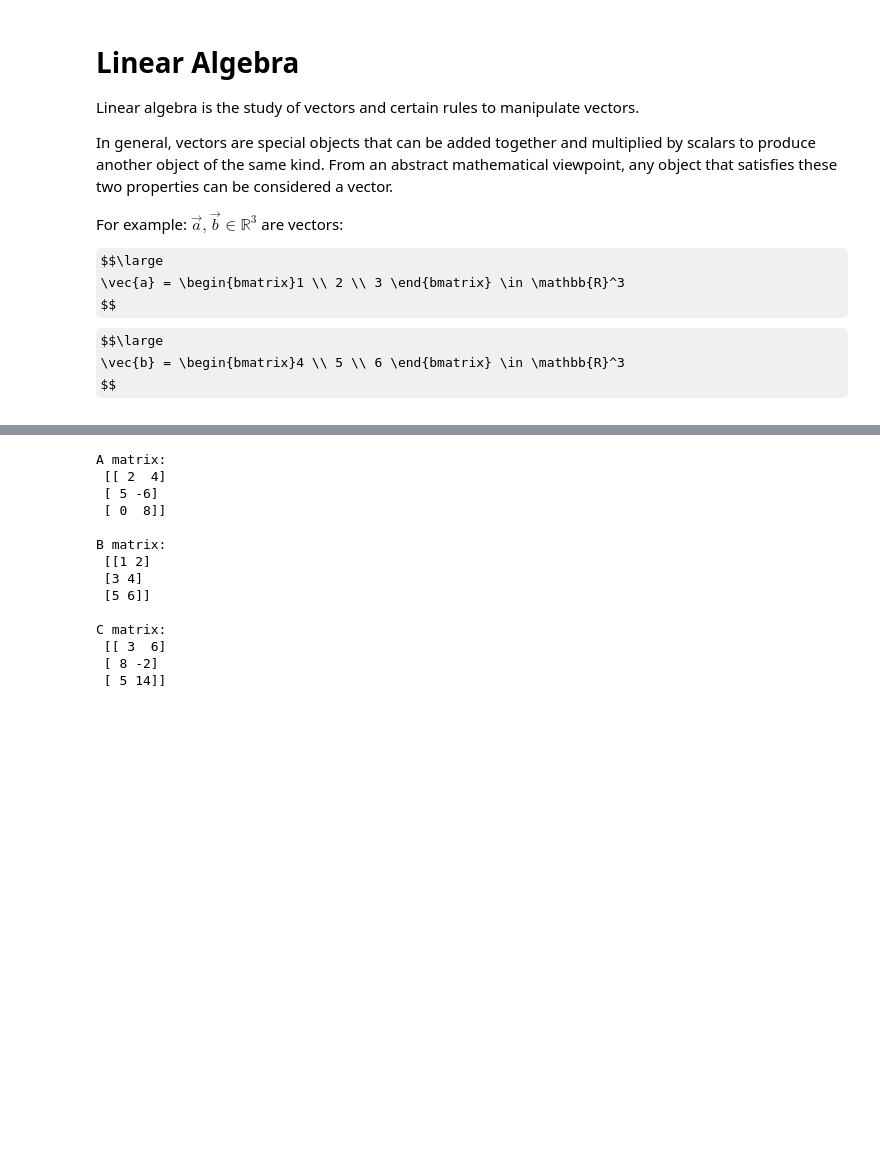
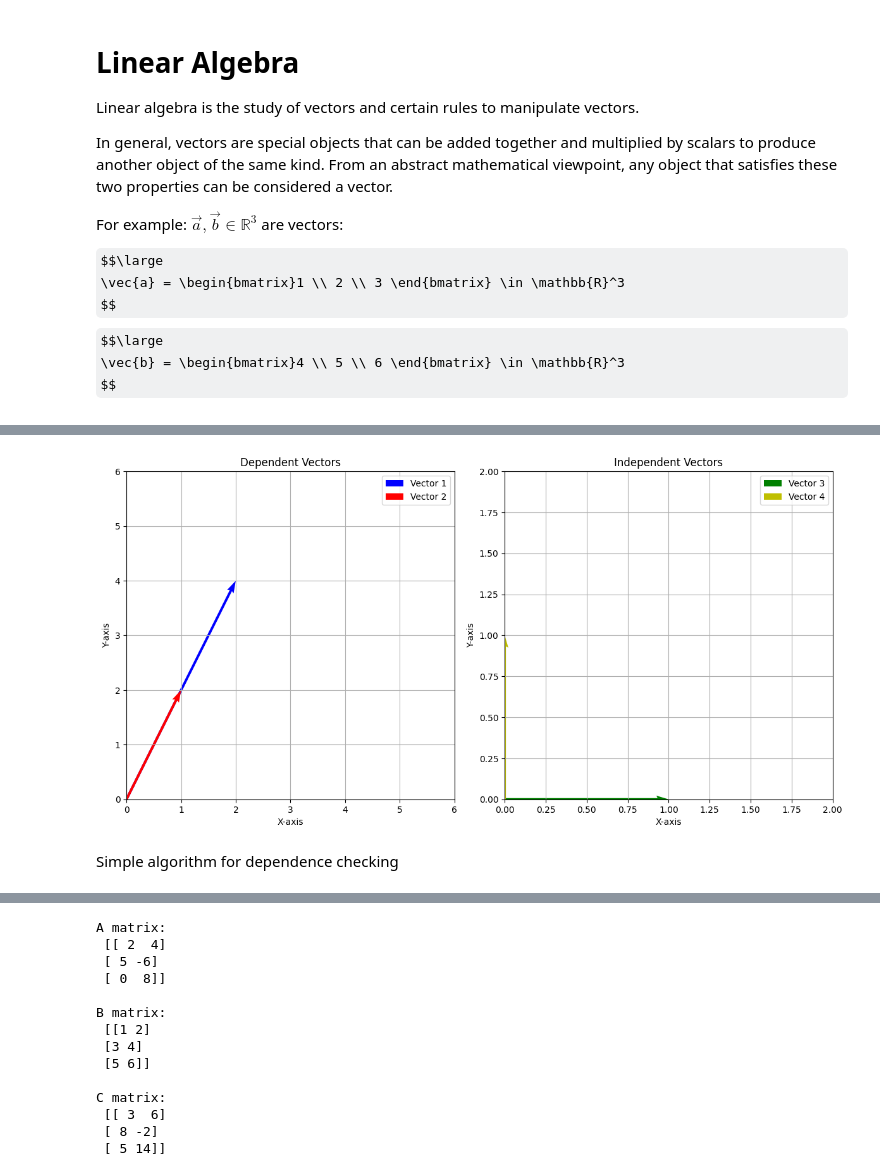
Before and after one commit to lorenzo-arcioni/MachineLearning-training, a Jupyter notebook: Linear Algebra/linear_algebra.ipynb, the cells around one changed output, grey strips where cells are left out. Saved outputs shown, nothing was run; the diff lists cells and outputs as text; code cells hidden in the pictures; some formulas as TeX source; blank space fills up the shorter version.

```diff
--- a/Linear Algebra/linear_algebra.ipynb
+++ b/Linear Algebra/linear_algebra.ipynb
@@ -141,0 +122,62 @@ So ${x_{\xi_2}}(\mathbf{v}) = \displaystyle \binom{3}{2}_{\xi_2} $.
+# %%
+import matplotlib.pyplot as plt
+import numpy as np
+
+# Define the vectors
+vector1 = np.array([2, 4])
+vector2 = np.array([1, 2])
+
+# Create a figure with two subplots
+fig, (ax1, ax2) = plt.subplots(1, 2, figsize=(12, 8))
+ax1.grid(True)
+
+# Plot the first dependent vector in the first subplot
+ax1.quiver(0, 0, vector1[0], vector1[1], angles='xy', scale_units='xy', scale=1, color='b', label='Vector 1')
+ax1.quiver(0, 0, vector2[0], vector2[1], angles='xy', scale_units='xy', scale=1, color='r', label='Vector 2')
+
+# Set the aspect ratio of the plot to be equal
+ax1.set_aspect('equal')
+
+# Set labels and title for the first subplot
+ax1.set_xlabel('X-axis')
+ax1.set_ylabel('Y-axis')
+ax1.set_title('Dependent Vectors')
+
+# Set the limits of the plot
+ax1.set_xlim(0, 6)
+ax1.set_ylim(0, 6)
+
+# Show a legend
+ax1.legend()
+
+# Plot two independent vectors in the second subplot
+vector3 = np.array([1, 0])
+vector4 = np.array([0, 1])
+ax2.quiver(0, 0, vector3[0], vector3[1], angles='xy', scale_units='xy', scale=1, color='g', label='Vector 3')
+ax2.quiver(0, 0, vector4[0], vector4[1], angles='xy', scale_units='xy', scale=1, color='y', label='Vector 4')
+
+# Set the aspect ratio of the plot to be equal
+ax2.set_aspect('equal')
+
+# Set labels and title for the second subplot
+ax2.set_xlabel('X-axis')
+ax2.set_ylabel('Y-axis')
+ax2.set_title('Independent Vectors')
+
+# Set the limits of the plot
+ax2.set_xlim(0, 2)
+ax2.set_ylim(0, 2)
+
+# Show a legend
+ax2.legend()
+
+# Adjust layout to prevent overlap
+plt.tight_layout()
+
+# Show the plots
+ax2.grid(True)
+plt.show()
+# %% [output]
+[figure, added]
+# %% [markdown]
+Simple algorithm for dependence checking
```
Also changed, not shown: parts of 8 cells of this notebook.
